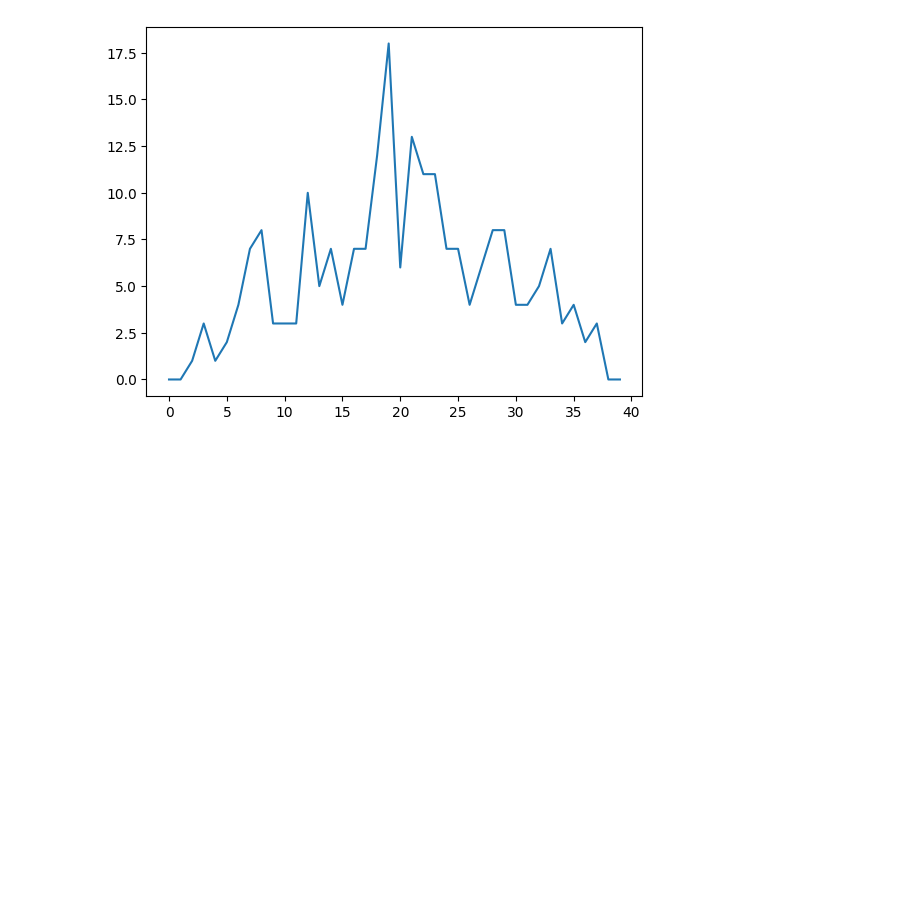
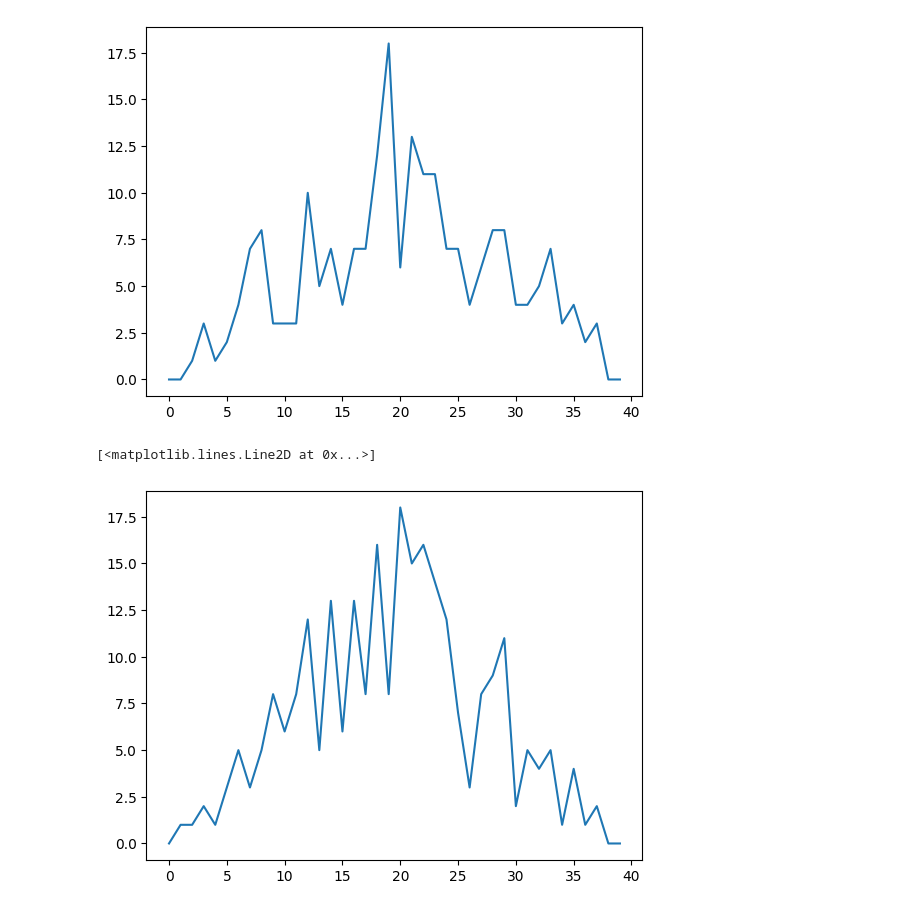
Before and after one commit to Azinkarimzad/phthon_SWC_24, a Jupyter notebook: tst.ipynb, the cells around one changed output. Saved outputs shown, nothing was run; the diff lists cells and outputs as text; code cells hidden in the pictures; blank space fills up the shorter version.

```diff
--- a/tst.ipynb
+++ b/tst.ipynb
@@ -532,4 +532,7 @@ plt.plot(patient_1)
 [<matplotlib.lines.Line2D at 0x...>]
 [figure]
 # %%
-patient_10=data[9,:];
+patient_10=data[9,:];plt.plot(patient_10)
+# %% [output]
+[<matplotlib.lines.Line2D at 0x...>]
+[figure, added]
```
